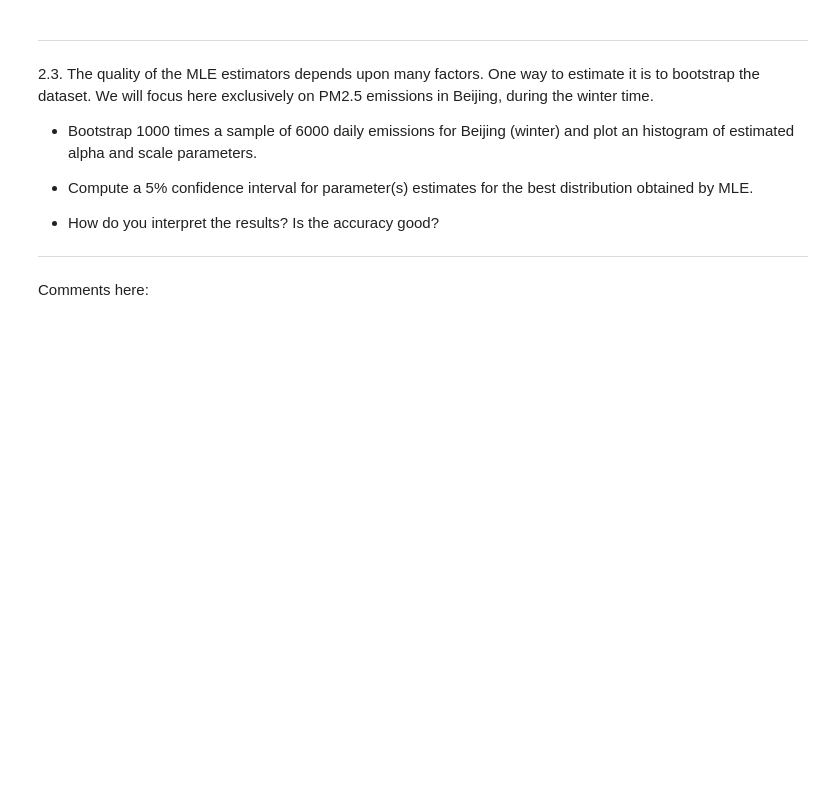
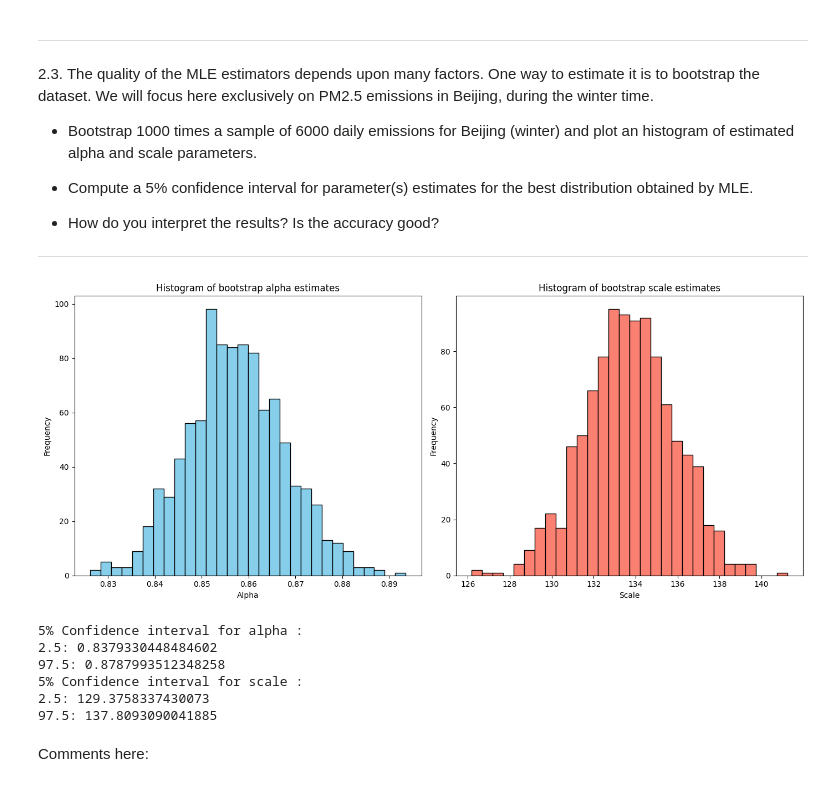
Before and after one commit to lurzullo/ht1, a Jupyter notebook: Hackathon 1.ipynb, the cells around one changed output. Drawn from its saved outputs; the diff is of its cells as text; code cells hidden in the pictures; blank space fills up the shorter version.

```diff
--- a/Hackathon 1.ipynb
+++ b/Hackathon 1.ipynb
@@ -327,6 +437,63 @@ Comments here:
 * How do you interpret the results? Is the accuracy good?
 
 ------------------------------------------------------------------------------------------------------
+# %%
+from scipy.stats import gamma
+import numpy as np
+import matplotlib.pyplot as plt
+
+
+bootstap_samples = 1000
+sample_size = 6000
+
+bootstrap_alpha = []
+bootstrap_scale = []
+
+for _ in range(bootstap_samples):
+    bootstap_samples = np.random.choice(winter_results_Beijing, sample_size, replace=True)
+
+    alpha, loc, scale = gamma.fit(bootstap_samples, floc=0)
+
+    bootstrap_alpha.append(alpha)
+    bootstrap_scale.append(scale)
+
+plt.figure(figsize=(14,6))
+
+plt.subplot(1,2,1)
+plt.hist(bootstrap_alpha, bins=30, color='skyblue', edgecolor='black')
+plt.title('Histogram of bootstrap alpha estimates')
+plt.xlabel('Alpha')
+plt.ylabel('Frequency')
+
+plt.subplot(1,2,2)
+plt.hist(bootstrap_scale, bins=30, color='salmon', edgecolor='black')
+plt.title('Histogram of bootstrap scale estimates')
+plt.xlabel('Scale')
+plt.ylabel('Frequency')
+
+plt.tight_layout()
+plt.show()
+
+
+alpha_interval_025 = np.percentile(bootstrap_alpha, 2.5)
+alpha_interval_975 = np.percentile(bootstrap_alpha, 97.5)
+scale_interval_025 = np.percentile(bootstrap_scale, 2.5)
+scale_interval_975 = np.percentile(bootstrap_scale, 97.5)
+
+print("5% Confidence interval for alpha : ")
+print(f"2.5: {alpha_interval_025}")
+print(f"97.5: {alpha_interval_975}")
+print("5% Confidence interval for scale :")
+print(f"2.5: {scale_interval_025}")
+print(f"97.5: {scale_interval_975}")
+# %% [output]
+[figure, added]
+5% Confidence interval for alpha :
+2.5: 0.8379330448484602
+97.5: 0.8787993512348258
+5% Confidence interval for scale :
+2.5: 129.3758337430073
+97.5: 137.8093090041885
 # %% [markdown]
 Comments here:
 # %% [markdown]
```
Also changed, not shown: parts of 6 cells of this notebook.
